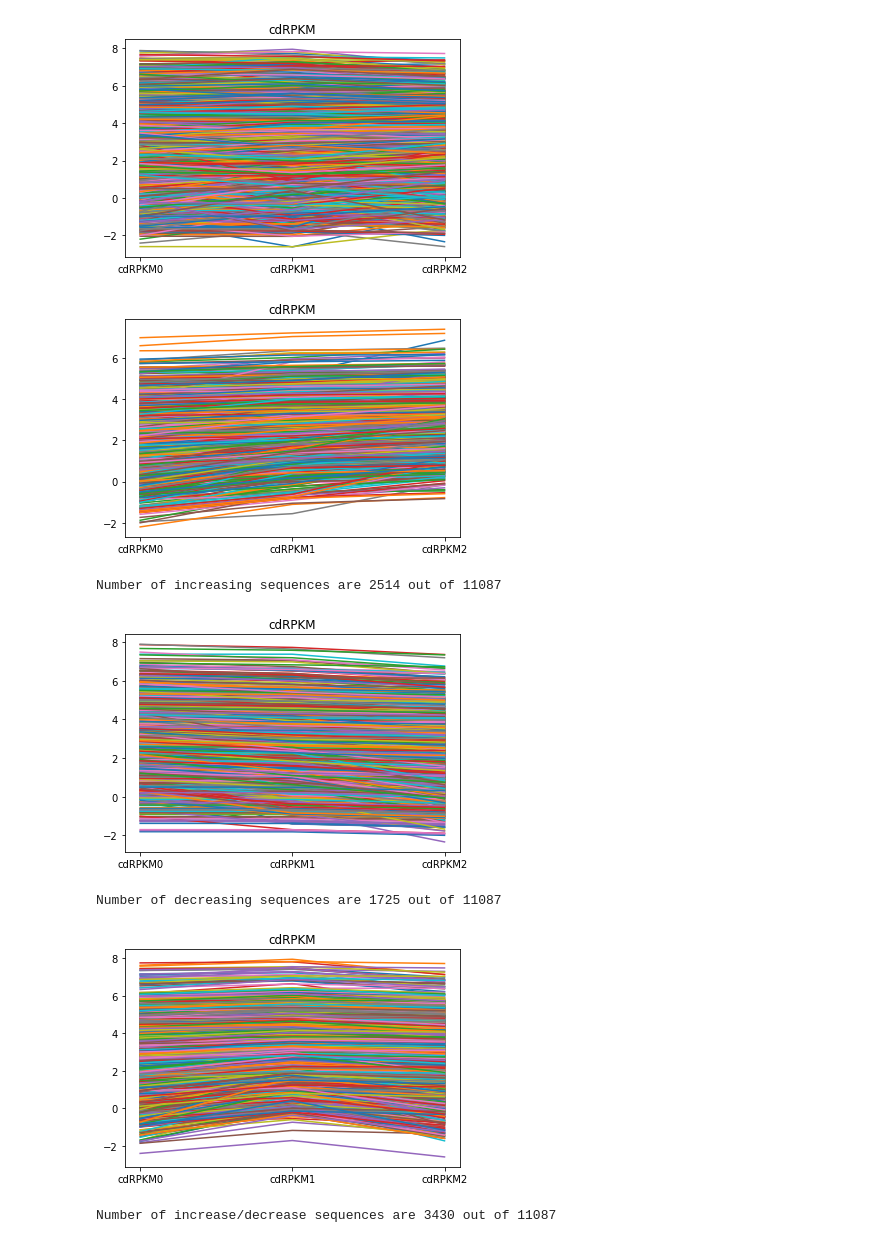
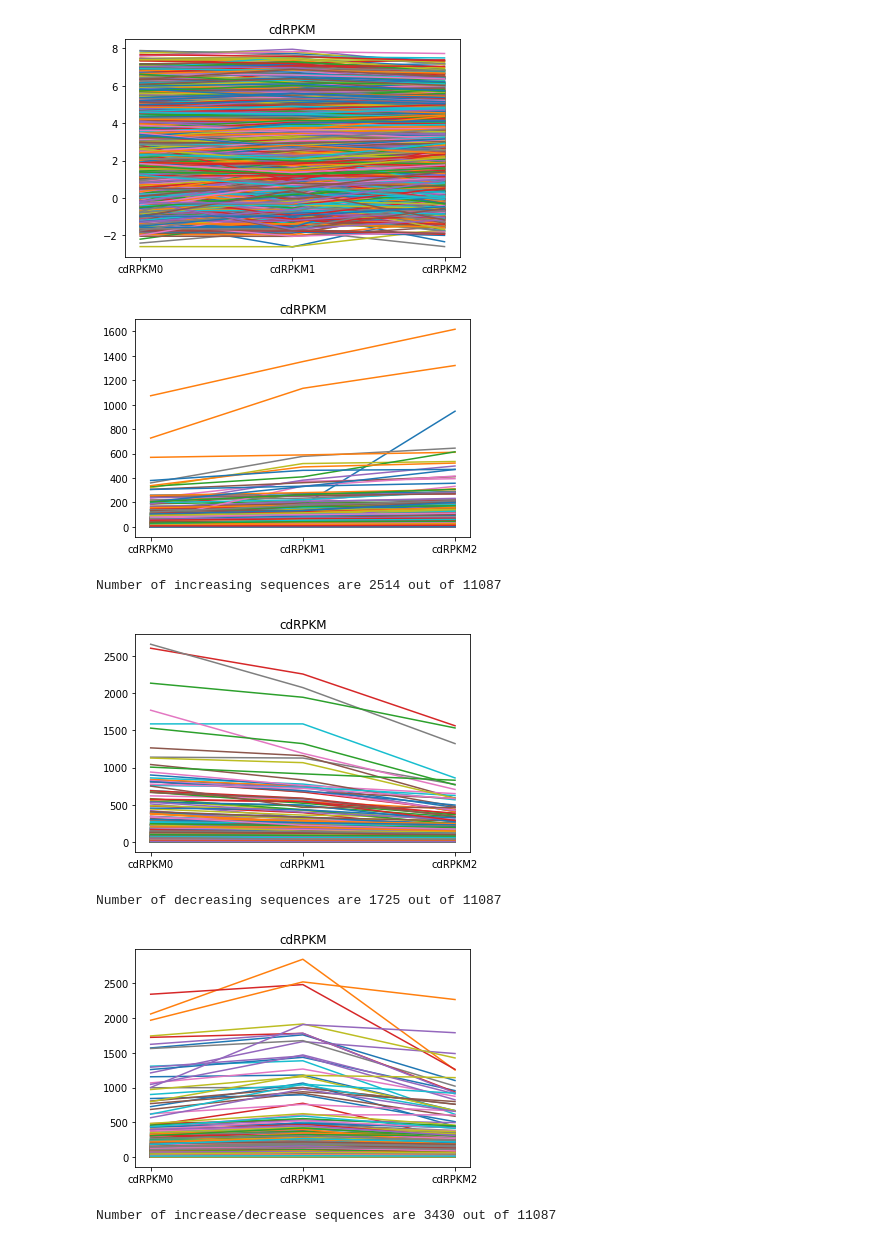
Before and after one commit to akd13/MA4199-FYP, a Jupyter notebook: Sample Data Plots/Exploratory Analysis.ipynb, the cells around one changed output. Cells and saved outputs as stored; diff of their text form; code cells hidden in the pictures.

Commit message:
Fix plots

```diff
--- a/Sample Data Plots/Exploratory Analysis.ipynb
+++ b/Sample Data Plots/Exploratory Analysis.ipynb
@@ -145,13 +145,13 @@ for i, var_plot in enumerate(PLOT):
     for j in range(len(df_main)):
         expression_values = read_values(j, var_plot_list)
         if(monotonic_increase(expression_values)):
-            fig.plot(var_plot_list, np.log(expression_values))
+            fig.plot(var_plot_list, expression_values)
             count+=1
     plt.title(var_plot)
     plt.show()
 print("Number of increasing sequences are", count, "out of", len(df_main))
 # %% [output]
-[figure, old version]
+[figure, new version]
 Number of increasing sequences are 2514 out of 11087
 # %%
 # Plot values decreasing across time points
@@ -163,31 +163,31 @@ for i, var_plot in enumerate(PLOT):
     for j in range(len(df_main)):
         expression_values = read_values(j, var_plot_list)
         if(monotonic_decrease(expression_values)):
-            fig.plot(var_plot_list, np.log(expression_values))
+            fig.plot(var_plot_list, expression_values)
             count+=1
     plt.title(var_plot)
     plt.show()
 print("Number of decreasing sequences are", count,"out of", len(df_main))
 # %% [output]
-[figure, old version]
+[figure, new version]
 Number of decreasing sequences are 1725 out of 11087
 # %%
 # Plot values increasing, then decreasing across time points
 
 count=0
 for i, var_plot in enumerate(PLOT):
     var_plot_list = PLOT_LIST[i]
     fig = plt.subplot(111)
     for j in range(len(df_main)):
         expression_values = read_values(j, var_plot_list)
         if(increase_decrease(expression_values)):
-            fig.plot(var_plot_list, np.log(expression_values))
+            fig.plot(var_plot_list, expression_values)
             count+=1
     plt.title(var_plot)
     plt.show()
 print("Number of increase/decrease sequences are", count, "out of", len(df_main))
 # %% [output]
-[figure, old version]
+[figure, new version]
 Number of increase/decrease sequences are 3430 out of 11087
 # %%
 # Plot values decreasing, then increasing across time points
```
Also changed, not shown: parts of 2 cells of this notebook.
